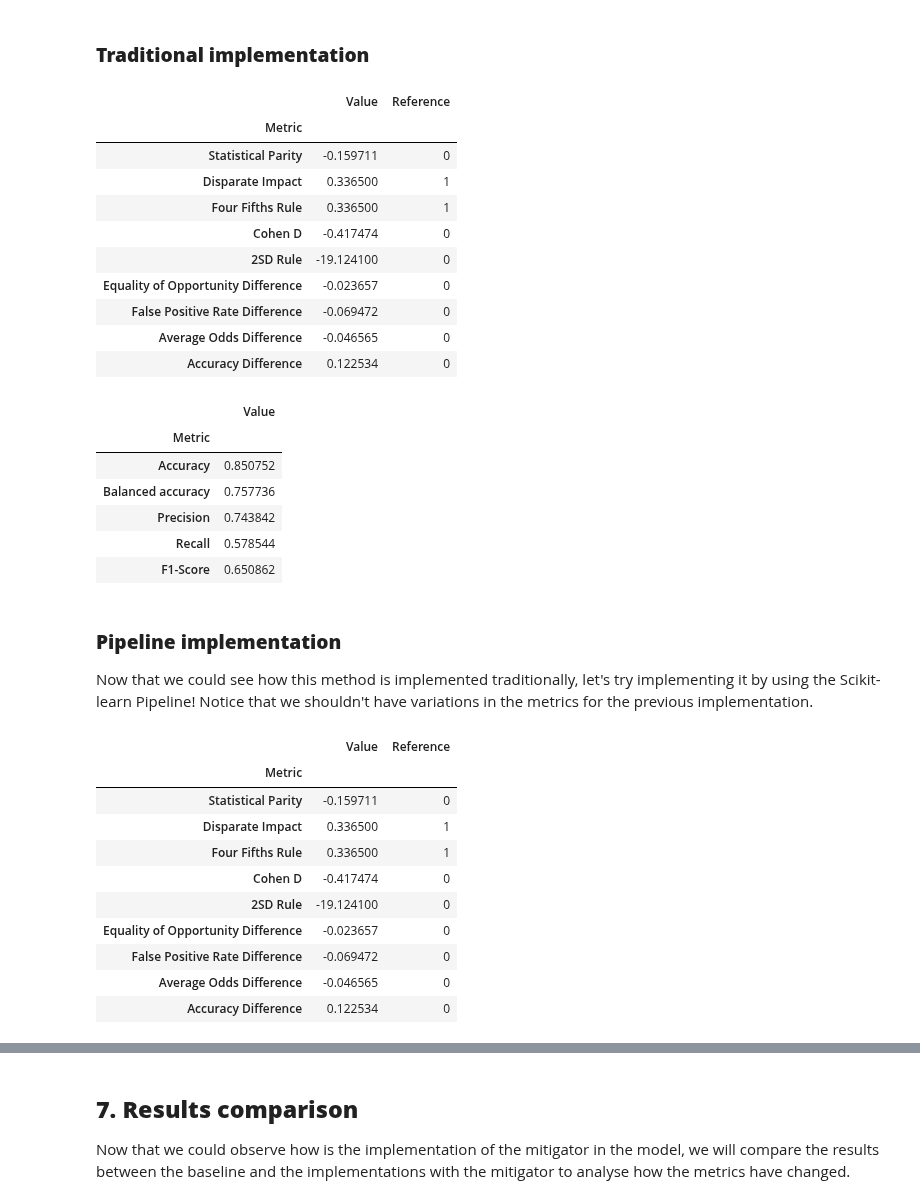
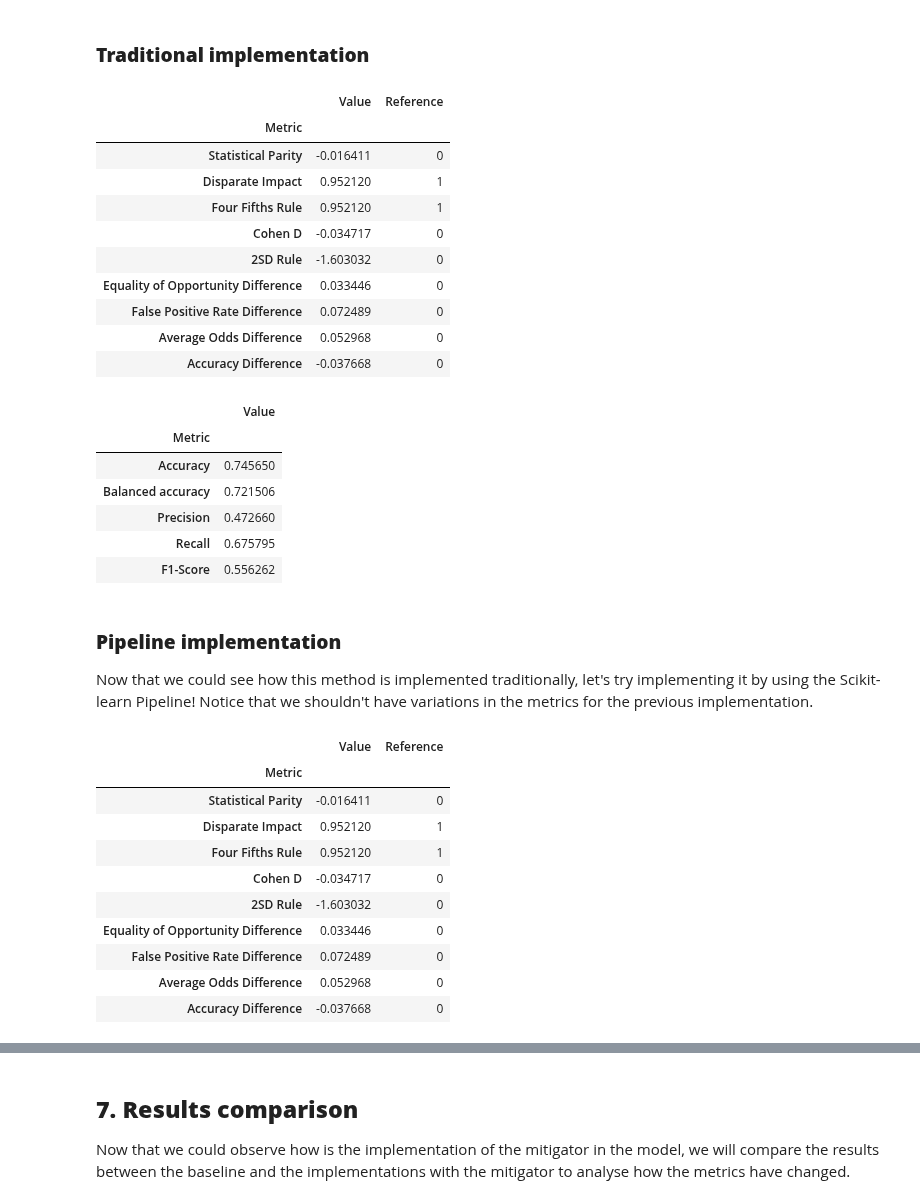
Before and after one commit to holistic-ai/holisticai, a Jupyter notebook: tutorials/bias/mitigating_bias_tutorials/binary_classification/preprocessing/disparate_impact.ipynb, the cells around one changed output, grey strips where cells are left out. Saved outputs shown, nothing was run; the diff lists cells and outputs as text; code cells hidden in the pictures.

```diff
--- a/tutorials/bias/mitigating_bias_tutorials/binary_classification/preprocessing/disparate_impact.ipynb
+++ b/tutorials/bias/mitigating_bias_tutorials/binary_classification/preprocessing/disparate_impact.ipynb
@@ -139,8 +138,11 @@ correlation_matrix_plot(df_clean, target_feature="class", n_features=10)
 # %% [markdown]
 Now that we have our protected groups, we will define the input/output sets.
+# %%
+# We choose 5 features from the list. You can choose any 5 features from the list if you want.
+selected_columns = ['age', 'education-num', 'capital-gain', 'capital-loss', 'hours-per-week'] + ['class']
 # %%
-X = df_clean.iloc[:,:-1].values
-y = df_clean.iloc[:,-1].values
+X = df_clean[selected_columns].iloc[:,:-1].values
+y = df_clean[selected_columns].iloc[:,-1].values
 
 X.shape, y.shape
 # %% [output]
@@ -266,67 +268,67 @@ from holisticai.bias.mitigation import DisparateImpactRemover
 # %%
 X, y, group_a, group_b = train_data
 
-scaler = StandardScaler()
+scaler = MinMaxScaler()
 X = scaler.fit_transform(X)
 
 preprocessing_mitigator = DisparateImpactRemover(repair_level=1.0)
 
 fit_params = {"group_a": group_a, "group_b": group_b}
 
 X = preprocessing_mitigator.fit_transform(X, **fit_params)
 
-model = LogisticRegression()
+model = LogisticRegression(class_weight='balanced', solver='liblinear')
 
 model.fit(X, y)
 
 X, y, group_a, group_b = test_data
 fit_params = {"group_a": group_a, "group_b": group_b}
 
 X = scaler.transform(X)
 X = preprocessing_mitigator.transform(X, **fit_params)
 
 y_pred = model.predict(X)
 
 df = classification_bias_metrics(
     group_a,
     group_b,
     y_pred,
     y,
     metric_type='both'
 )
 df_disprem = df.copy()
 df_disprem
 # %% [output]
 |  | Value | Reference |
 | Metric |  |  |
-| Statistical Parity | -0.159711 | 0 |
-| Disparate Impact | 0.336500 | 1 |
-| Four Fifths Rule | 0.336500 | 1 |
-| Cohen D | -0.417474 | 0 |
-| 2SD Rule | -19.124100 | 0 |
-| Equality of Opportunity Difference | -0.023657 | 0 |
-| False Positive Rate Difference | -0.069472 | 0 |
-| Average Odds Difference | -0.046565 | 0 |
-| Accuracy Difference | 0.122534 | 0 |
+| Statistical Parity | -0.016411 | 0 |
+| Disparate Impact | 0.952120 | 1 |
+| Four Fifths Rule | 0.952120 | 1 |
+| Cohen D | -0.034717 | 0 |
+| 2SD Rule | -1.603032 | 0 |
+| Equality of Opportunity Difference | 0.033446 | 0 |
+| False Positive Rate Difference | 0.072489 | 0 |
+| Average Odds Difference | 0.052968 | 0 |
+| Accuracy Difference | -0.037668 | 0 |
 # %%
 metrics_dataframe(y_pred, y, metrics_dict=metrics_dict)
 # %% [output]
 |  | Value |
 | Metric |  |
-| Accuracy | 0.850752 |
-| Balanced accuracy | 0.757736 |
-| Precision | 0.743842 |
-| Recall | 0.578544 |
-| F1-Score | 0.650862 |
+| Accuracy | 0.745650 |
+| Balanced accuracy | 0.721506 |
+| Precision | 0.472660 |
+| Recall | 0.675795 |
+| F1-Score | 0.556262 |
 # %% [markdown]
 ### **Pipeline implementation**
 
 Now that we could see how this method is implemented traditionally, let's try implementing it by using the Scikit-learn Pipeline! Notice that we shouldn't have variations in the metrics for the previous implementation.
 # %%
-model = LogisticRegression()
+model = LogisticRegression(class_weight='balanced', solver='liblinear')
 pipeline = Pipeline(
     steps=[
-        ('scalar', StandardScaler()),
+        ('scalar', MinMaxScaler()),
         ("bm_preprocessing", DisparateImpactRemover()),
         ("model", model),
     ]
@@ -358,15 +360,15 @@ df_disprem_w_p
 # %% [output]
 |  | Value | Reference |
 | Metric |  |  |
-| Statistical Parity | -0.159711 | 0 |
-| Disparate Impact | 0.336500 | 1 |
-| Four Fifths Rule | 0.336500 | 1 |
-| Cohen D | -0.417474 | 0 |
-| 2SD Rule | -19.124100 | 0 |
-| Equality of Opportunity Difference | -0.023657 | 0 |
-| False Positive Rate Difference | -0.069472 | 0 |
-| Average Odds Difference | -0.046565 | 0 |
-| Accuracy Difference | 0.122534 | 0 |
+| Statistical Parity | -0.016411 | 0 |
+| Disparate Impact | 0.952120 | 1 |
+| Four Fifths Rule | 0.952120 | 1 |
+| Cohen D | -0.034717 | 0 |
+| 2SD Rule | -1.603032 | 0 |
+| Equality of Opportunity Difference | 0.033446 | 0 |
+| False Positive Rate Difference | 0.072489 | 0 |
+| Average Odds Difference | 0.052968 | 0 |
+| Accuracy Difference | -0.037668 | 0 |
 # %%
 metrics_dataframe(y_pred, y, metrics_dict=metrics_dict)
 # %% [output]
```
Also changed, not shown: parts of 12 cells of this notebook, 12 other files.
